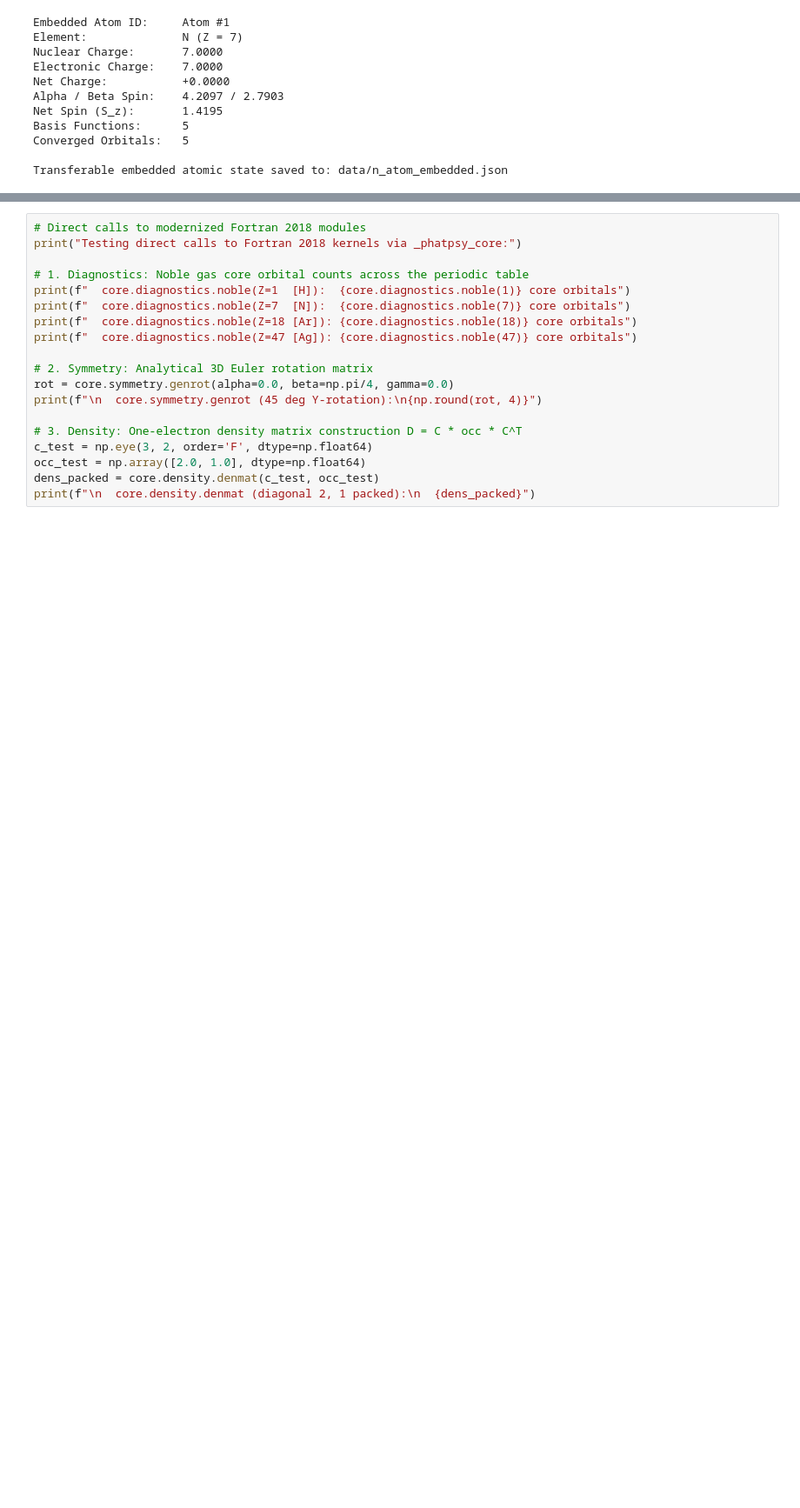
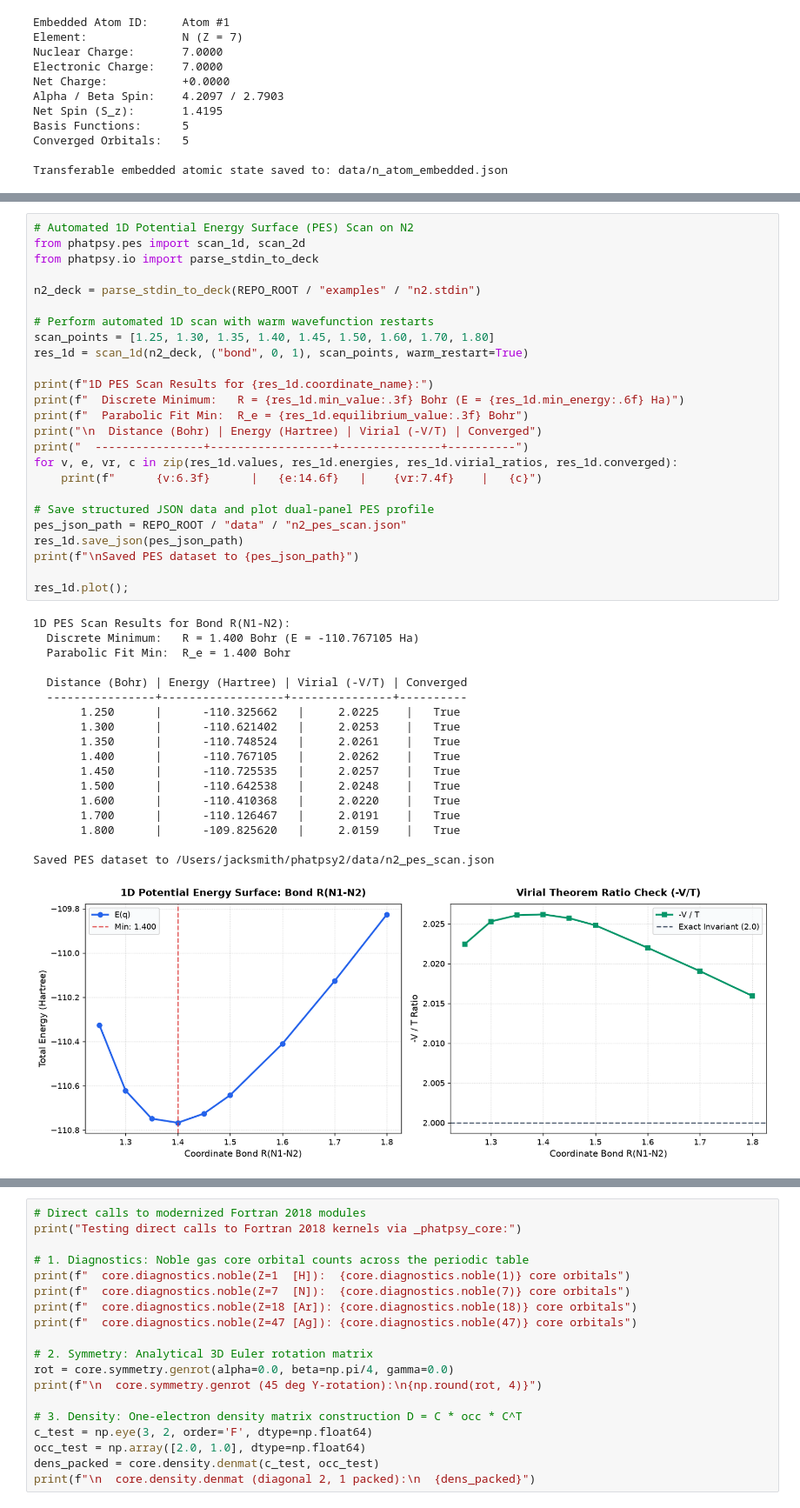
Before and after one commit to JackS9/phatpsy2, a Jupyter notebook: notebooks/phatpsy_driver_walkthrough.ipynb, the cells around one changed output, grey strips where cells are left out. Shown at 87% size. Saved outputs shown, nothing was run; the diff lists cells and outputs as text; blank space fills up the shorter version.

```diff
--- a/notebooks/phatpsy_driver_walkthrough.ipynb
+++ b/notebooks/phatpsy_driver_walkthrough.ipynb
@@ -880,0 +884,44 @@ plt.show()
+# %%
+# Automated 1D Potential Energy Surface (PES) Scan on N2
+from phatpsy.pes import scan_1d, scan_2d
+from phatpsy.io import parse_stdin_to_deck
+
+n2_deck = parse_stdin_to_deck(REPO_ROOT / "examples" / "n2.stdin")
+
+# Perform automated 1D scan with warm wavefunction restarts
+scan_points = [1.25, 1.30, 1.35, 1.40, 1.45, 1.50, 1.60, 1.70, 1.80]
+res_1d = scan_1d(n2_deck, ("bond", 0, 1), scan_points, warm_restart=True)
+
+print(f"1D PES Scan Results for {res_1d.coordinate_name}:")
+print(f"  Discrete Minimum:   R = {res_1d.min_value:.3f} Bohr (E = {res_1d.min_energy:.6f} Ha)")
+print(f"  Parabolic Fit Min:  R_e = {res_1d.equilibrium_value:.3f} Bohr")
+print("\n  Distance (Bohr) | Energy (Hartree) | Virial (-V/T) | Converged")
+print("  ----------------+------------------+---------------+----------")
+for v, e, vr, c in zip(res_1d.values, res_1d.energies, res_1d.virial_ratios, res_1d.converged):
+    print(f"      {v:6.3f}      |   {e:14.6f}   |    {vr:7.4f}    |   {c}")
+
+# Save structured JSON data and plot dual-panel PES profile
+pes_json_path = REPO_ROOT / "data" / "n2_pes_scan.json"
+res_1d.save_json(pes_json_path)
+print(f"\nSaved PES dataset to {pes_json_path}")
+
+res_1d.plot();
+# %% [output]
+1D PES Scan Results for Bond R(N1-N2):
+  Discrete Minimum:   R = 1.400 Bohr (E = -110.767105 Ha)
+  Parabolic Fit Min:  R_e = 1.400 Bohr
+
+  Distance (Bohr) | Energy (Hartree) | Virial (-V/T) | Converged
+  ----------------+------------------+---------------+----------
+       1.250      |      -110.325662   |     2.0225    |   True
+       1.300      |      -110.621402   |     2.0253    |   True
+       1.350      |      -110.748524   |     2.0261    |   True
+       1.400      |      -110.767105   |     2.0262    |   True
+       1.450      |      -110.725535   |     2.0257    |   True
+       1.500      |      -110.642538   |     2.0248    |   True
+       1.600      |      -110.410368   |     2.0220    |   True
+       1.700      |      -110.126467   |     2.0191    |   True
+       1.800      |      -109.825620   |     2.0159    |   True
+
+Saved PES dataset to /Users/jacksmith/phatpsy2/data/n2_pes_scan.json
+[figure, added]
```
Also changed, not shown: parts of 12 cells of this notebook.
